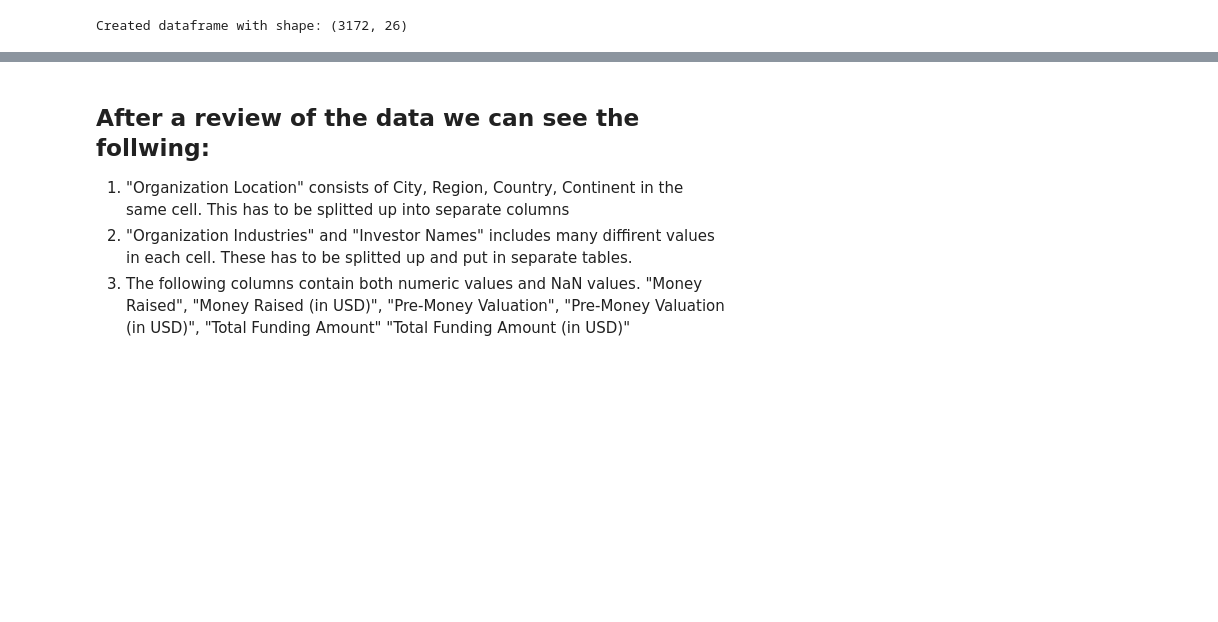
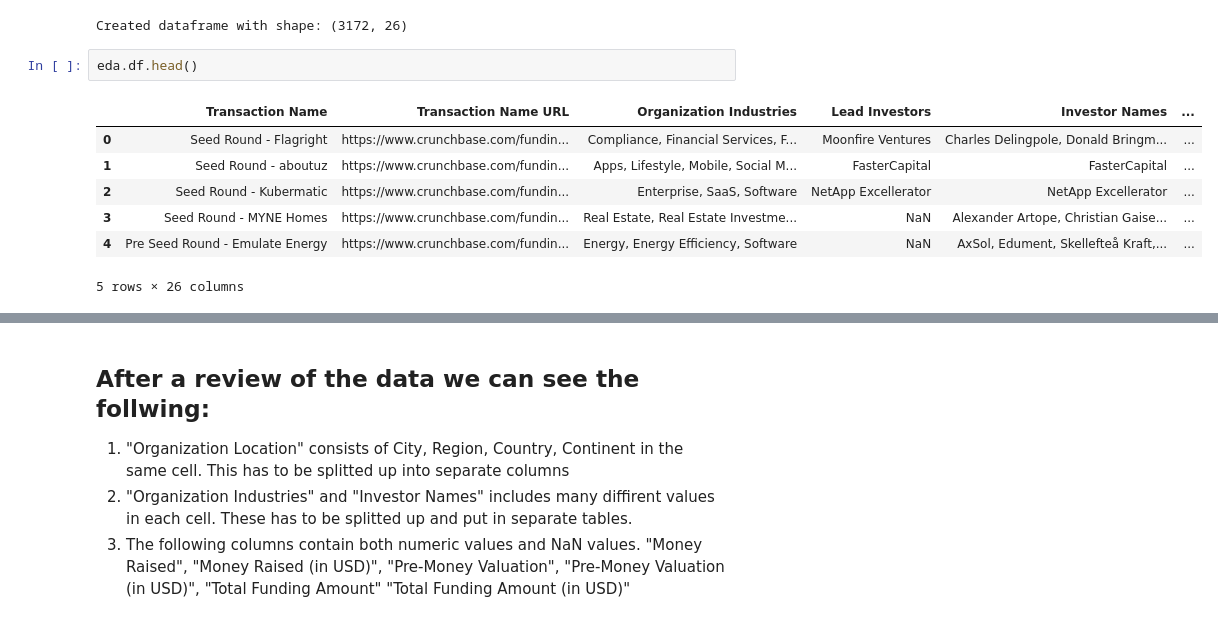
Before and after one commit to hendrik-spl/cbs-bdp-market-review-dashboard, a Jupyter notebook: eda-preprocessing/exploratory_data_analysis.ipynb, the cells around one changed output, grey strips where cells are left out. Cells and saved outputs as stored; diff of their text form; blank space fills up the shorter version.

```diff
--- a/eda-preprocessing/exploratory_data_analysis.ipynb
+++ b/eda-preprocessing/exploratory_data_analysis.ipynb
@@ -35,3 +35,13 @@ class EDA:
 eda = EDA()
 # %% [output]
 Created dataframe with shape: (3172, 26)
+# %%
+eda.df.head()
+# %% [output]
+|  | Transaction Name | Transaction Name URL | Organization Industries | Lead Investors | Investor Names | ... |
+| 0 | Seed Round - Flagright | https://www.crunchbase.com/fundin... | Compliance, Financial Services, F... | Moonfire Ventures | Charles Delingpole, Donald Bringm... | ... |
+| 1 | Seed Round - aboutuz | https://www.crunchbase.com/fundin... | Apps, Lifestyle, Mobile, Social M... | FasterCapital | FasterCapital | ... |
+| 2 | Seed Round - Kubermatic | https://www.crunchbase.com/fundin... | Enterprise, SaaS, Software | NetApp Excellerator | NetApp Excellerator | ... |
+| 3 | Seed Round - MYNE Homes | https://www.crunchbase.com/fundin... | Real Estate, Real Estate Investme... | NaN | Alexander Artope, Christian Gaise... | ... |
+| 4 | Pre Seed Round - Emulate Energy | https://www.crunchbase.com/fundin... | Energy, Energy Efficiency, Software | NaN | AxSol, Edument, Skellefteå Kraft,... | ... |
+5 rows × 26 columns
```
Also changed, not shown: parts of 3 cells of this notebook.
